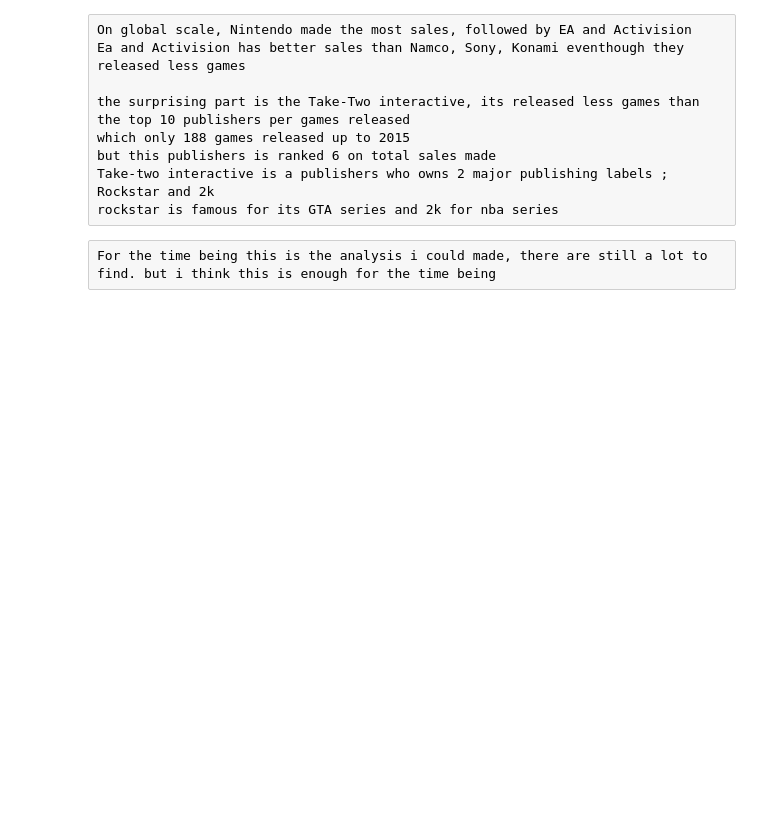
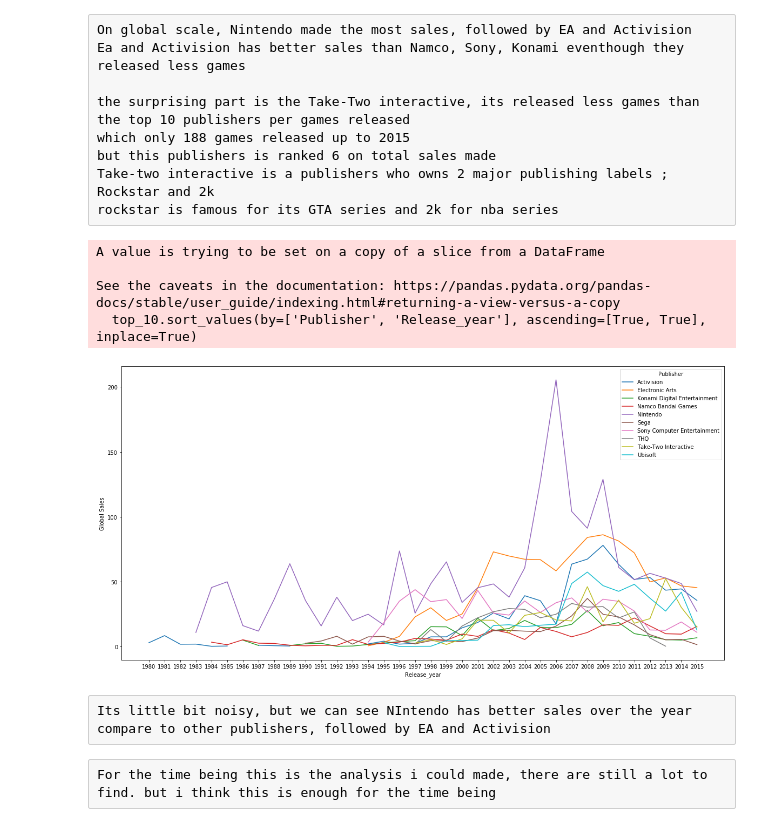
Before and after one commit to sadhityadimas/Video_Games_Sales, a Jupyter notebook: Video_Games_sales_analysis.ipynb, the cells around one changed output. Saved outputs shown, nothing was run; the diff lists cells and outputs as text; code cells hidden in the pictures; blank space fills up the shorter version.

```diff
--- a/Video_Games_sales_analysis.ipynb
+++ b/Video_Games_sales_analysis.ipynb
@@ -1409,5 +1420,24 @@ which only 188 games released up to 2015
 but this publishers is ranked 6 on total sales made
 Take-two interactive is a publishers who owns 2 major publishing labels ; Rockstar and 2k
 rockstar is famous for its GTA series and 2k for nba series
+# %%
+#lets compete the top 10 pubishers year over year total sales
+top_10 = yearly_sales_publisher[yearly_sales_publisher['Publisher'].isin(sales_publisher.head(10)['Publisher'])]
+top_10.sort_values(by=['Publisher', 'Release_year'], ascending=[True, True], inplace=True)
+
+top_10_pivot = top_10.pivot(index='Release_year', columns='Publisher', values='Global_Sales').reset_index()
+ax1 = top_10_pivot.plot(figsize=(20,10), x='Release_year')
+ax1.set_xticks(list(top_10_pivot['Release_year'].unique()))
+ax1.set_ylabel('Global Sales')
+plt.savefig('sales_publishers_line_compare.png', bbox_inches = 'tight')
+plt.show()
+# %% [output]
+A value is trying to be set on a copy of a slice from a DataFrame
+
+See the caveats in the documentation: https://pandas.pydata.org/pandas-docs/stable/user_guide/indexing.html#returning-a-view-versus-a-copy
+  top_10.sort_values(by=['Publisher', 'Release_year'], ascending=[True, True], inplace=True)
+[figure, added]
+# %% [raw]
+Its little bit noisy, but we can see NIntendo has better sales over the year compare to other publishers, followed by EA and Activision
 # %% [raw]
 For the time being this is the analysis i could made, there are still a lot to find. but i think this is enough for the time being
```
Also changed, not shown: parts of 3 cells of this notebook.
